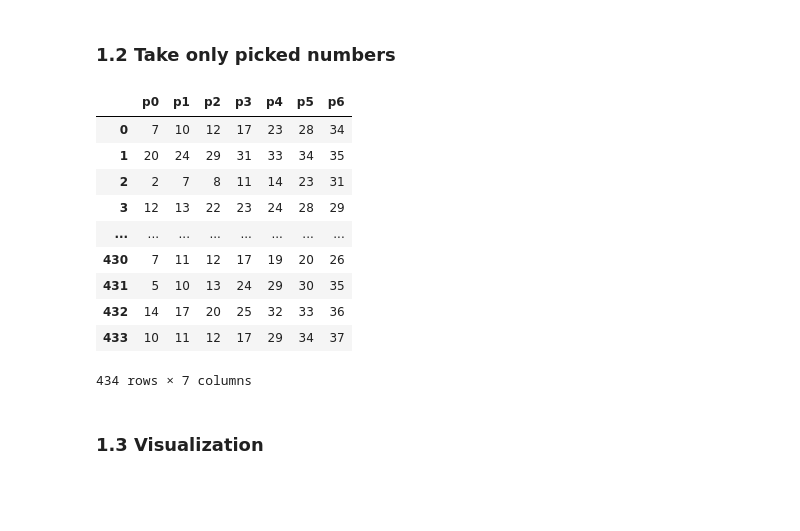
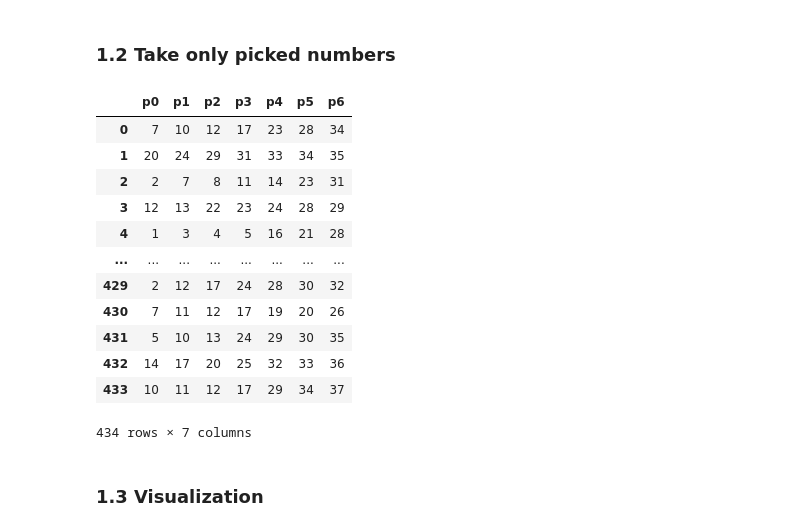
Before and after one commit to newini/lottery-number-generator, a Jupyter notebook: books/loto7.ipynb, the cells around one changed output. Drawn from its saved outputs; the diff is of its cells as text; code cells hidden in the pictures; blank space fills up the shorter version.

```diff
--- a/books/loto7.ipynb
+++ b/books/loto7.ipynb
@@ -85,7 +36,7 @@ batch_size = 32
 ## 1. Data
 ### 1.1 Read lottery number csv
 # %%
-data = pd.read_csv('../data/jpn/loto7/loto7_utf-8.csv')
+data = pd.read_csv(conf.data_path)
 data
 # %% [output]
 |  | 開催回 | 日付 | 第1数字 | 第2数字 | 第3数字 | 第4数字 | 第5数字 | 第6数字 | 第7数字 | BONUS数字1 | ... | ... |
@@ -115,16 +68,18 @@ data.describe()
 # %% [markdown]
 ### 1.2 Take only picked numbers
 # %%
-data_selected = pd.DataFrame(data.iloc[:, 2:9])
-data_selected.columns = ['p'+str(i) for i in range(args.pick) ]
+data_selected = pd.DataFrame(data.iloc[:, conf.first_pick_col:conf.first_pick_col+conf.picks])
+data_selected.columns = ['p'+str(i) for i in range(conf.picks) ]
 data_selected
 # %% [output]
 |  | p0 | p1 | p2 | p3 | p4 | p5 | p6 |
 | 0 | 7 | 10 | 12 | 17 | 23 | 28 | 34 |
 | 1 | 20 | 24 | 29 | 31 | 33 | 34 | 35 |
 | 2 | 2 | 7 | 8 | 11 | 14 | 23 | 31 |
 | 3 | 12 | 13 | 22 | 23 | 24 | 28 | 29 |
+| 4 | 1 | 3 | 4 | 5 | 16 | 21 | 28 |
 | ... | ... | ... | ... | ... | ... | ... | ... |
+| 429 | 2 | 12 | 17 | 24 | 28 | 30 | 32 |
 | 430 | 7 | 11 | 12 | 17 | 19 | 20 | 26 |
 | 431 | 5 | 10 | 13 | 24 | 29 | 30 | 35 |
 | 432 | 14 | 17 | 20 | 25 | 32 | 33 | 36 |
```
Also changed, not shown: parts of 17 cells of this notebook.
